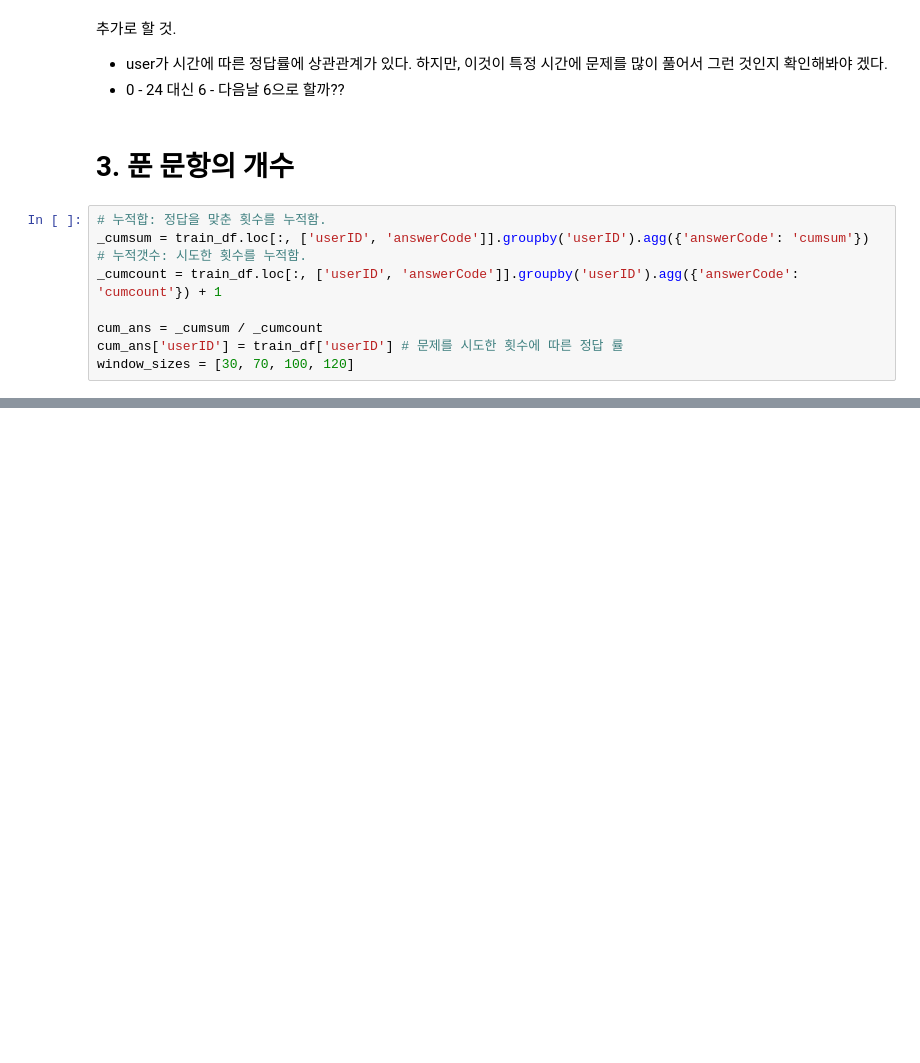
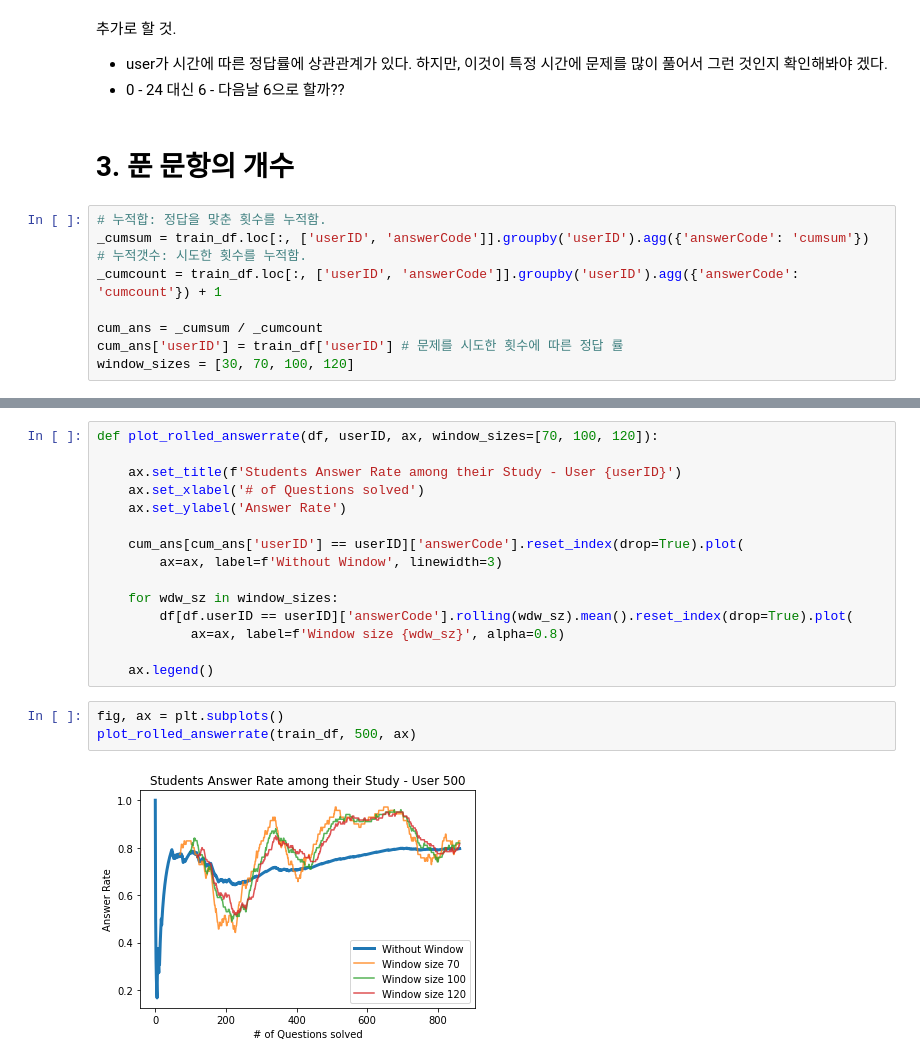
Before and after one commit to boostcampaitech3/level2-dkt-level2-recsys-12, a Jupyter notebook: Gwangseok/EDA.ipynb, the cells around one changed output, grey strips where cells are left out. Cells and saved outputs as stored; diff of their text form; blank space fills up the shorter version.

```diff
--- a/Gwangseok/EDA.ipynb
+++ b/Gwangseok/EDA.ipynb
@@ -417,0 +441,20 @@ ax.legend(bbox_to_anchor=(1, 1))
+# %%
+def plot_rolled_answerrate(df, userID, ax, window_sizes=[70, 100, 120]):
+
+    ax.set_title(f'Students Answer Rate among their Study - User {userID}')
+    ax.set_xlabel('# of Questions solved')
+    ax.set_ylabel('Answer Rate')
+
+    cum_ans[cum_ans['userID'] == userID]['answerCode'].reset_index(drop=True).plot(
+        ax=ax, label=f'Without Window', linewidth=3)
+
+    for wdw_sz in window_sizes:
+        df[df.userID == userID]['answerCode'].rolling(wdw_sz).mean().reset_index(drop=True).plot(
+            ax=ax, label=f'Window size {wdw_sz}', alpha=0.8)
+
+    ax.legend()
+# %%
+fig, ax = plt.subplots()
+plot_rolled_answerrate(train_df, 500, ax)
+# %% [output]
+[figure, added]
```
Also changed, not shown: parts of 21 cells of this notebook.
